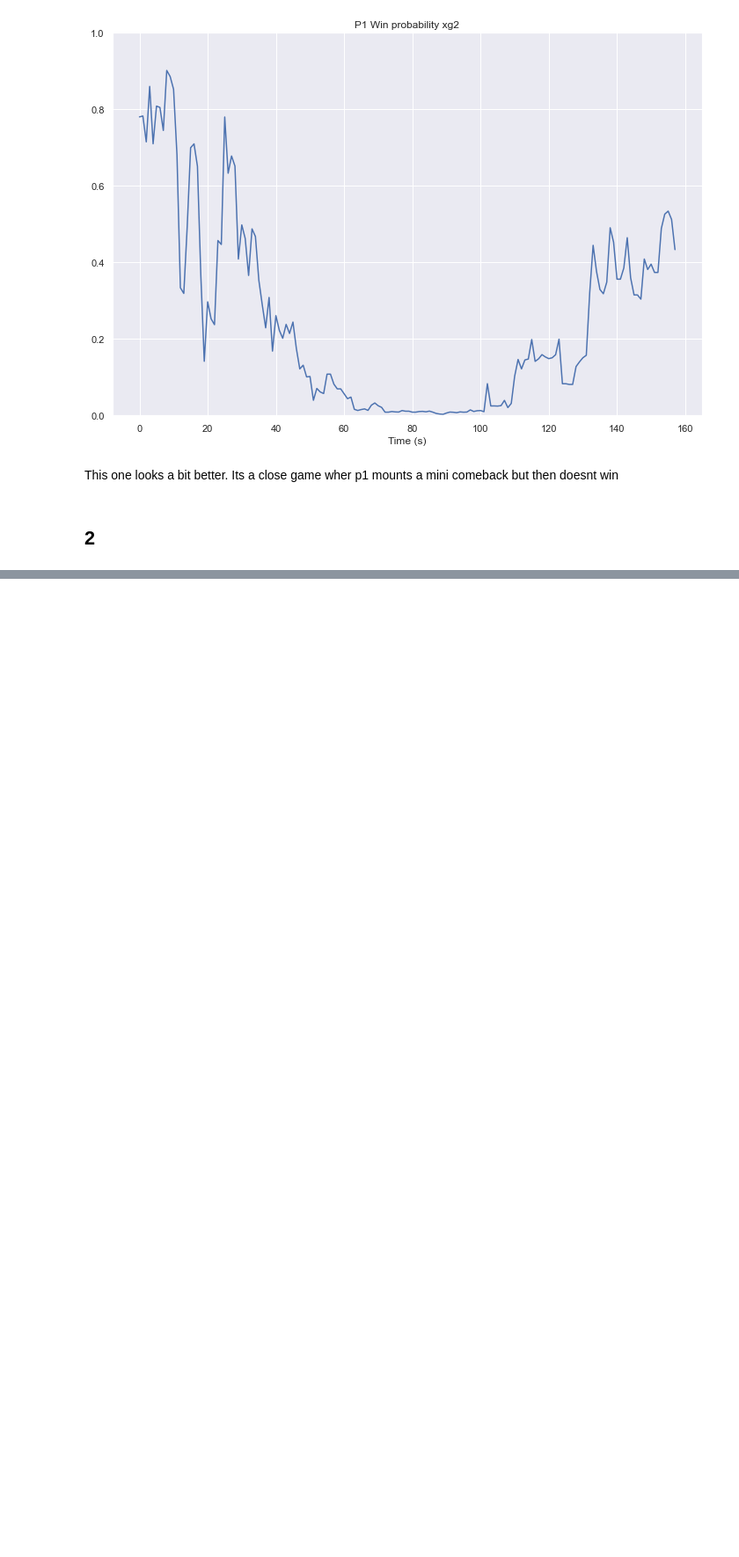
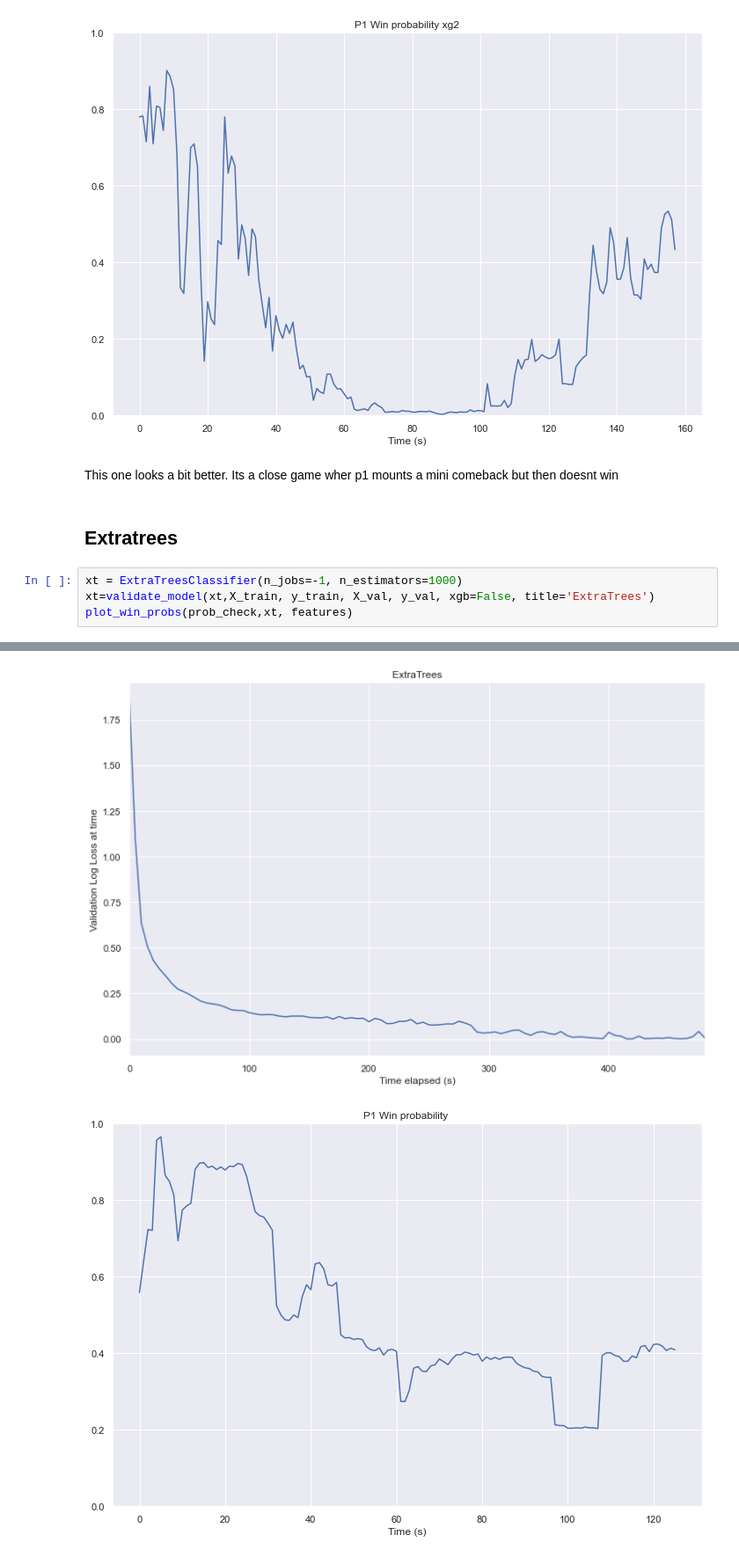
Before and after one commit to nathaniel-speiser/melee-predicter, a Jupyter notebook: XGBoost vs RF vs ET.ipynb, the cells around one changed output, grey strips where cells are left out. Shown at 88% size. Drawn from its saved outputs; the diff is of its cells as text; blank space fills up the shorter version.

```diff
--- a/XGBoost vs RF.ipynb
+++ b/XGBoost vs RF vs ET.ipynb
@@ -313,4 +295,9 @@ plot_win_probs(prob_check4,xg2, features,'xg2')
 # %% [markdown]
 This one looks a bit better. Its a close game wher p1 mounts a mini comeback but then doesnt win
 # %% [markdown]
-## 2
+## Extratrees
+# %%
+xt = ExtraTreesClassifier(n_jobs=-1, n_estimators=1000)
+xt=validate_model(xt,X_train, y_train, X_val, y_val, xgb=False, title='ExtraTrees')
+plot_win_probs(prob_check,xt, features)
+# %% [output]
@@ -316,0 +308,2 @@ This one looks a bit better. Its a close game wher p1 mounts a mini comeback but
+[figure, added]
+[figure, added]
```
Also changed, not shown: parts of 22 cells of this notebook, 3 other files.
